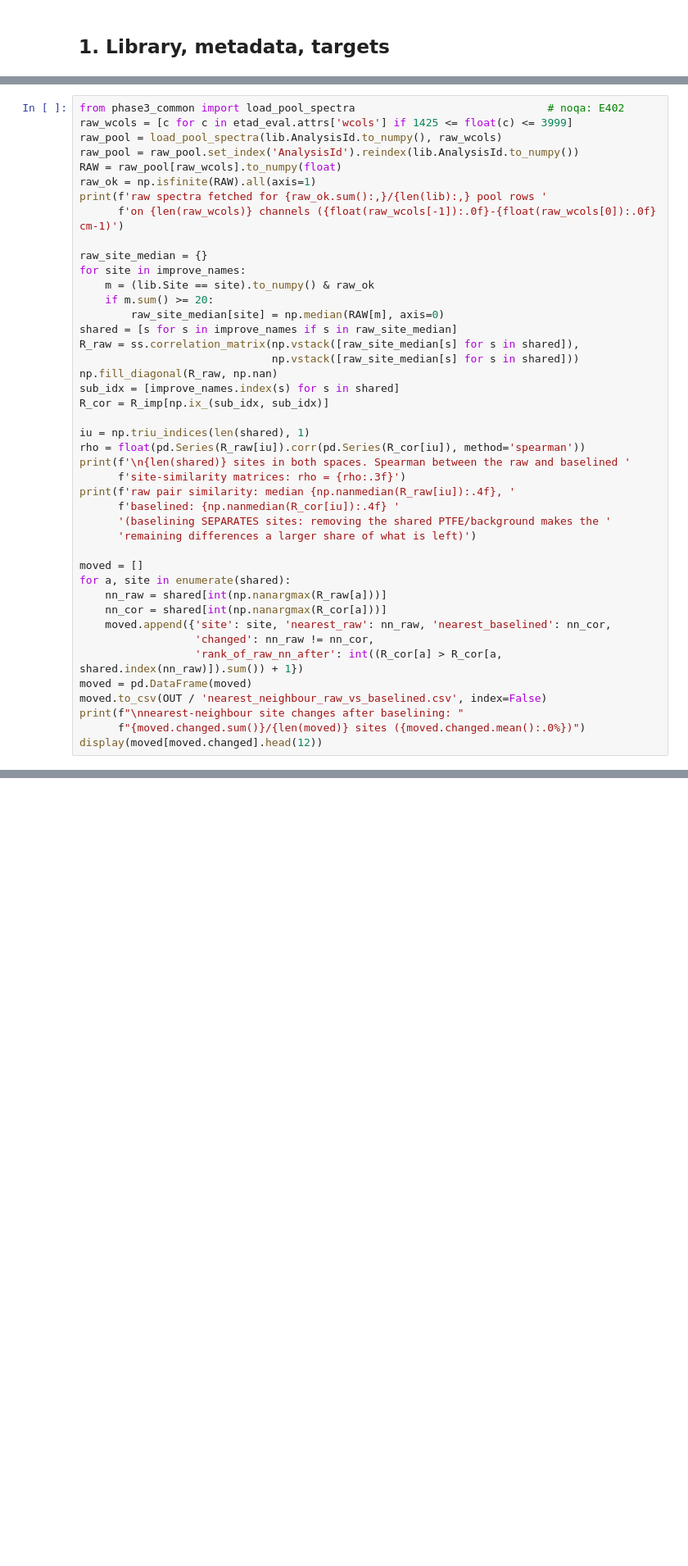
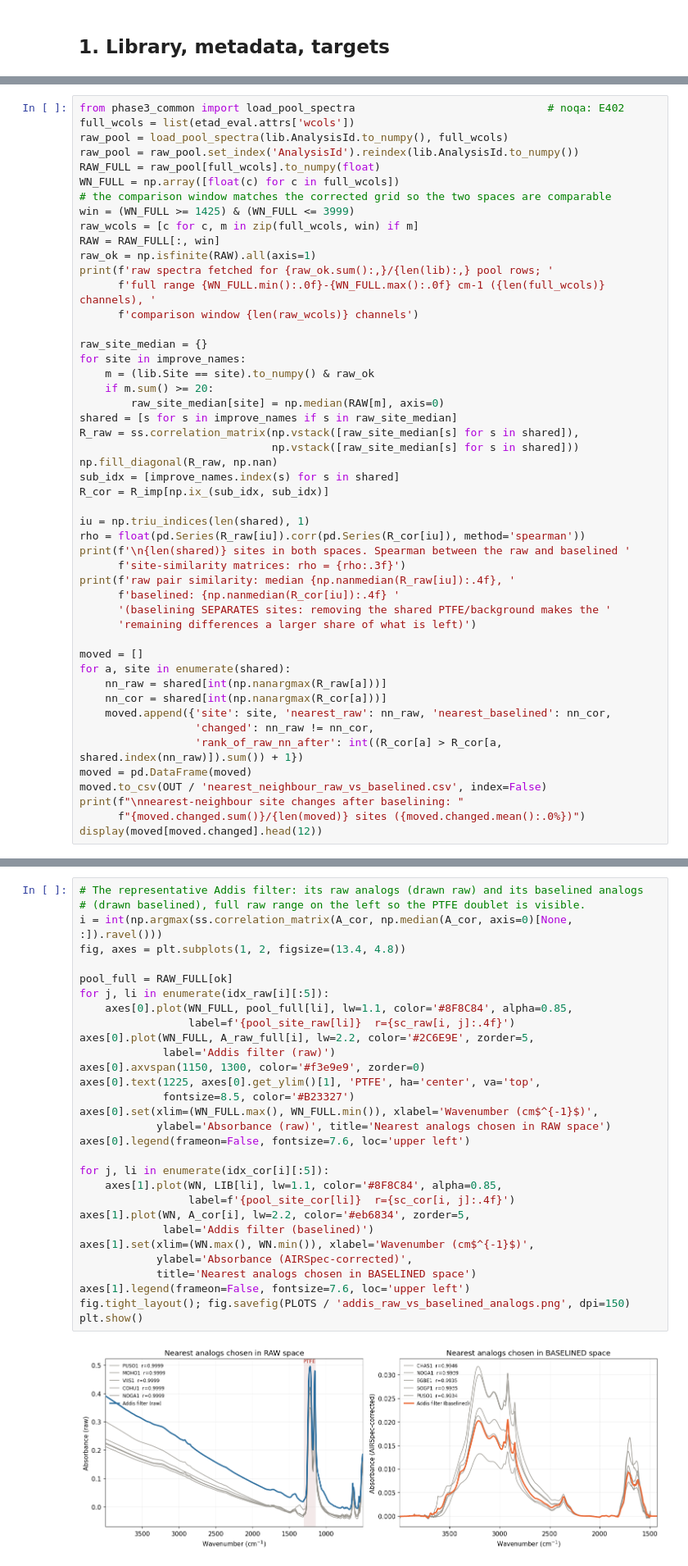
Before and after one commit to ahzs645/aethmodular, a Jupyter notebook: research/ftir_ec_phase3/ftir_52_network_spectral_map.ipynb, the cells around one changed output, grey strips where cells are left out. Shown at 82% size. Drawn from its saved outputs; the diff is of its cells as text; blank space fills up the shorter version.

```diff
--- a/research/ftir_ec_phase3/ftir_52_network_spectral_map.ipynb
+++ b/research/ftir_ec_phase3/ftir_52_network_spectral_map.ipynb
@@ -601,13 +607,19 @@ restricted to the corrected window (1425-3998 cm-1) so the two spaces are compar
 and the whole section is recomputed on raw medians.
 # %%
 from phase3_common import load_pool_spectra                              # noqa: E402
-raw_wcols = [c for c in etad_eval.attrs['wcols'] if 1425 <= float(c) <= 3999]
-raw_pool = load_pool_spectra(lib.AnalysisId.to_numpy(), raw_wcols)
+full_wcols = list(etad_eval.attrs['wcols'])
+raw_pool = load_pool_spectra(lib.AnalysisId.to_numpy(), full_wcols)
 raw_pool = raw_pool.set_index('AnalysisId').reindex(lib.AnalysisId.to_numpy())
-RAW = raw_pool[raw_wcols].to_numpy(float)
+RAW_FULL = raw_pool[full_wcols].to_numpy(float)
+WN_FULL = np.array([float(c) for c in full_wcols])
+# the comparison window matches the corrected grid so the two spaces are comparable
+win = (WN_FULL >= 1425) & (WN_FULL <= 3999)
+raw_wcols = [c for c, m in zip(full_wcols, win) if m]
+RAW = RAW_FULL[:, win]
 raw_ok = np.isfinite(RAW).all(axis=1)
-print(f'raw spectra fetched for {raw_ok.sum():,}/{len(lib):,} pool rows '
-      f'on {len(raw_wcols)} channels ({float(raw_wcols[-1]):.0f}-{float(raw_wcols[0]):.0f} cm-1)')
+print(f'raw spectra fetched for {raw_ok.sum():,}/{len(lib):,} pool rows; '
+      f'full range {WN_FULL.min():.0f}-{WN_FULL.max():.0f} cm-1 ({len(full_wcols)} channels), '
+      f'comparison window {len(raw_wcols)} channels')
 
 raw_site_median = {}
 for site in improve_names:
@@ -717,0 +789,32 @@ Only Addis has a raw target export in this notebook; the other four targets are
+# %%
+# The representative Addis filter: its raw analogs (drawn raw) and its baselined analogs
+# (drawn baselined), full raw range on the left so the PTFE doublet is visible.
+i = int(np.argmax(ss.correlation_matrix(A_cor, np.median(A_cor, axis=0)[None, :]).ravel()))
+fig, axes = plt.subplots(1, 2, figsize=(13.4, 4.8))
+
+pool_full = RAW_FULL[ok]
+for j, li in enumerate(idx_raw[i][:5]):
+    axes[0].plot(WN_FULL, pool_full[li], lw=1.1, color='#8F8C84', alpha=0.85,
+                 label=f'{pool_site_raw[li]}  r={sc_raw[i, j]:.4f}')
+axes[0].plot(WN_FULL, A_raw_full[i], lw=2.2, color='#2C6E9E', zorder=5,
+             label='Addis filter (raw)')
+axes[0].axvspan(1150, 1300, color='#f3e9e9', zorder=0)
+axes[0].text(1225, axes[0].get_ylim()[1], 'PTFE', ha='center', va='top',
+             fontsize=8.5, color='#B23327')
+axes[0].set(xlim=(WN_FULL.max(), WN_FULL.min()), xlabel='Wavenumber (cm$^{-1}$)',
+            ylabel='Absorbance (raw)', title='Nearest analogs chosen in RAW space')
+axes[0].legend(frameon=False, fontsize=7.6, loc='upper left')
+
+for j, li in enumerate(idx_cor[i][:5]):
+    axes[1].plot(WN, LIB[li], lw=1.1, color='#8F8C84', alpha=0.85,
+                 label=f'{pool_site_cor[li]}  r={sc_cor[i, j]:.4f}')
+axes[1].plot(WN, A_cor[i], lw=2.2, color='#eb6834', zorder=5,
+             label='Addis filter (baselined)')
+axes[1].set(xlim=(WN.max(), WN.min()), xlabel='Wavenumber (cm$^{-1}$)',
+            ylabel='Absorbance (AIRSpec-corrected)',
+            title='Nearest analogs chosen in BASELINED space')
+axes[1].legend(frameon=False, fontsize=7.6, loc='upper left')
+fig.tight_layout(); fig.savefig(PLOTS / 'addis_raw_vs_baselined_analogs.png', dpi=150)
+plt.show()
+# %% [output]
+[figure, added]
```
Also changed, not shown: parts of 14 cells of this notebook, 4 other files.
